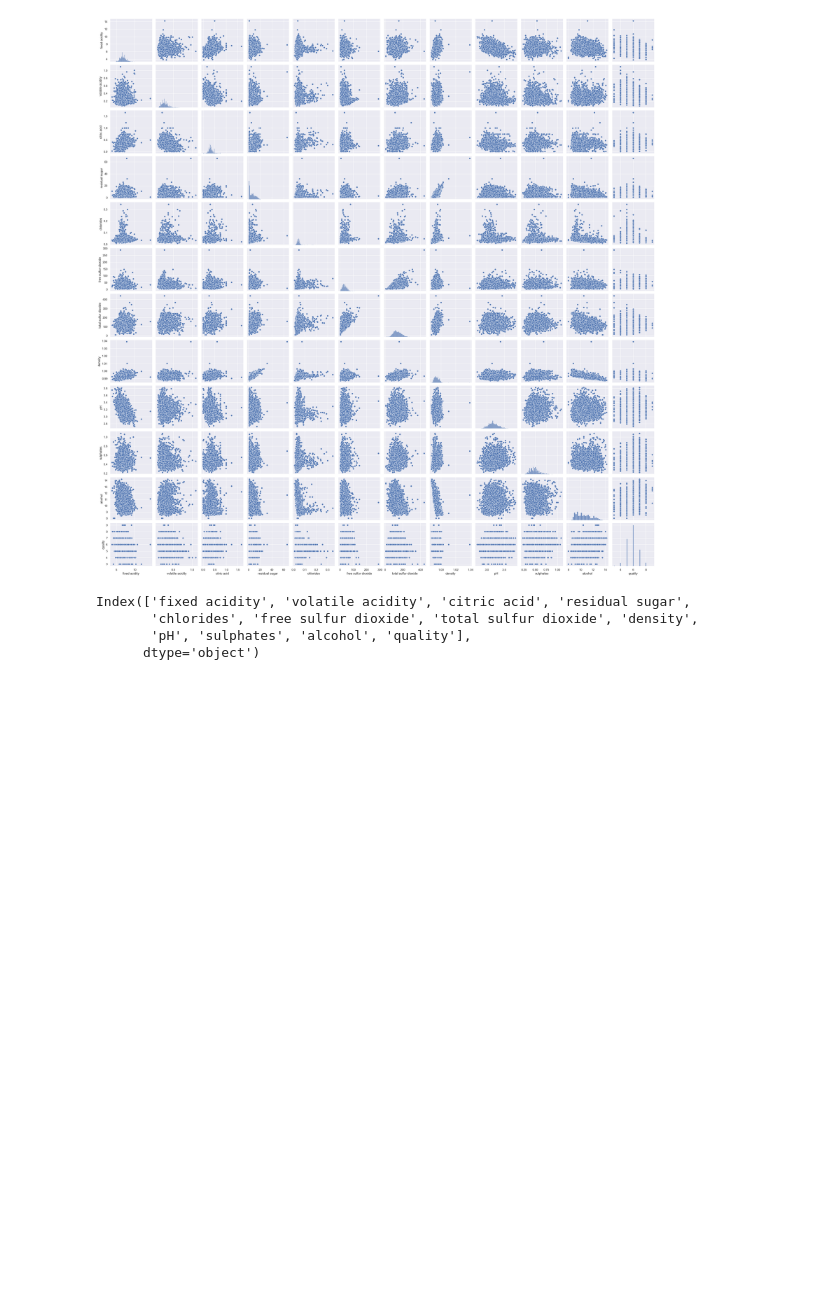
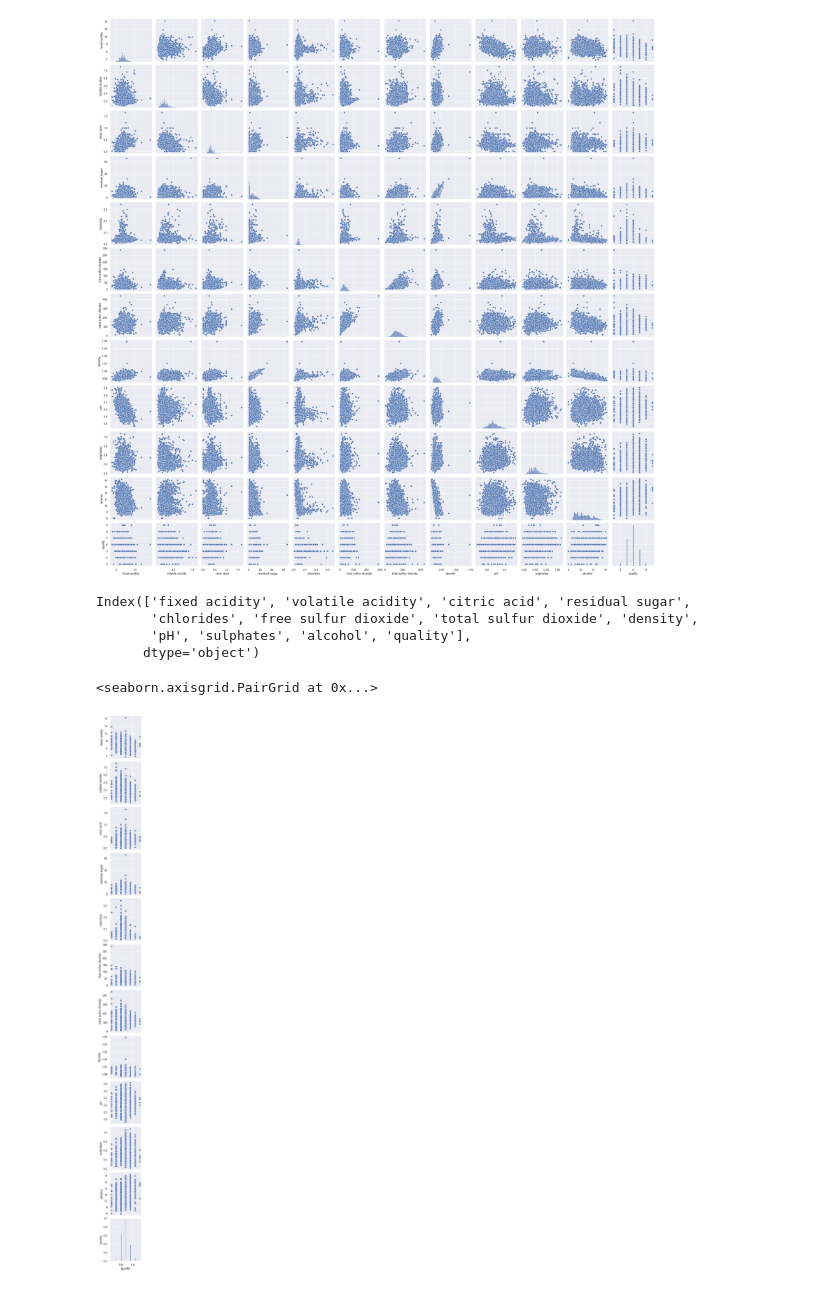
Before and after one commit to hoganman/deeplearningpytorch, a Jupyter notebook: 01-tensors-basics.ipynb, the cells around one changed output. Cells and saved outputs as stored; diff of their text form; code cells hidden in the pictures; blank space fills up the shorter version.

Commit message:
Add larger pair plots

```diff
--- a/01-tensors-basics.ipynb
+++ b/01-tensors-basics.ipynb
@@ -182,3 +205,12 @@ Index(['fixed acidity', 'volatile acidity', 'citric acid', 'residual sugar',
        'chlorides', 'free sulfur dioxide', 'total sulfur dioxide', 'density',
        'pH', 'sulphates', 'alcohol', 'quality'],
       dtype='object')
+# %%
+sns.pairplot(
+    data=wine_df,
+    y_vars=list(wine_df.columns),
+    x_vars=["quality"]
+)
+# %% [output]
+<seaborn.axisgrid.PairGrid at 0x...>
+[figure, added]
```
Also changed, not shown: parts of 2 cells of this notebook.
